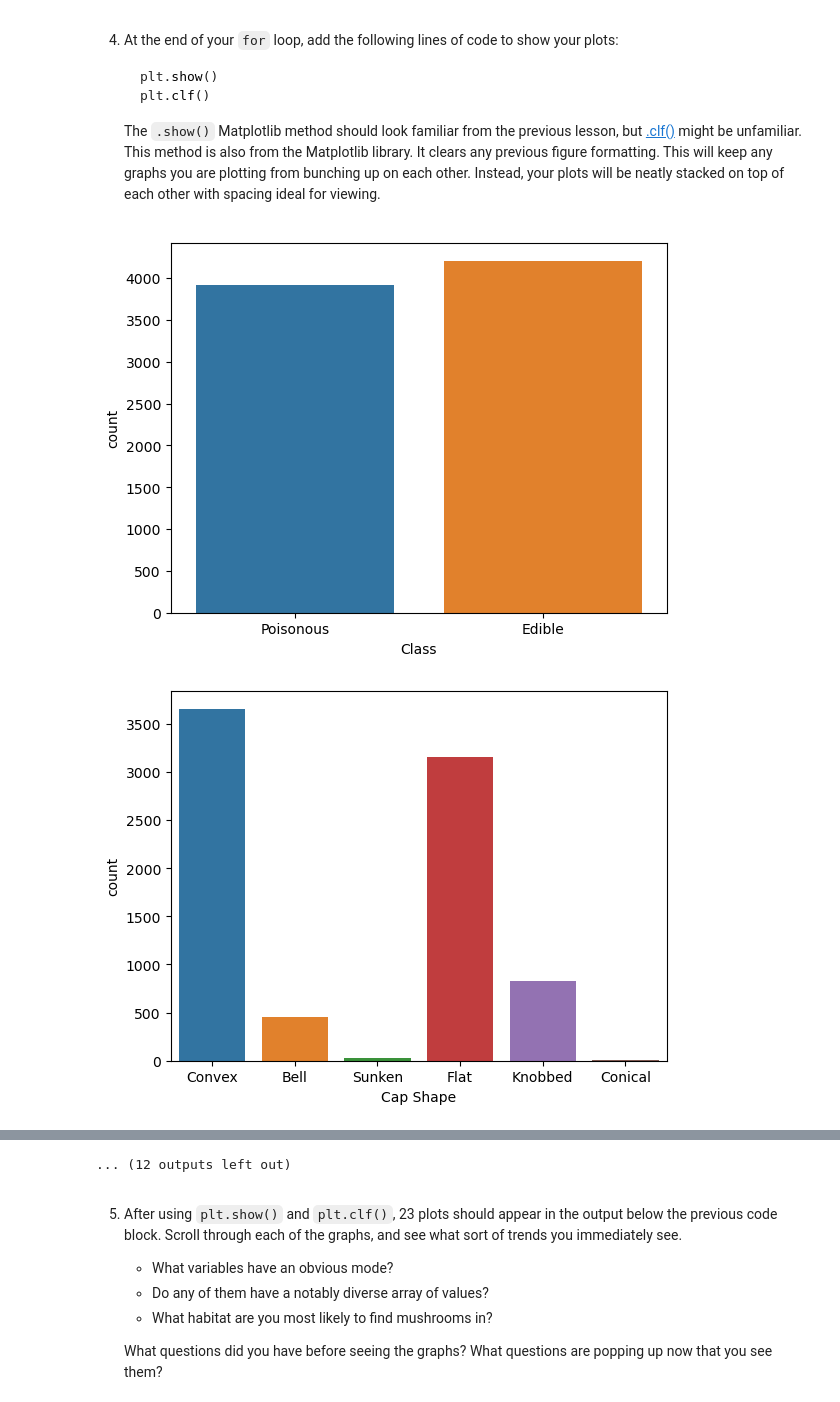
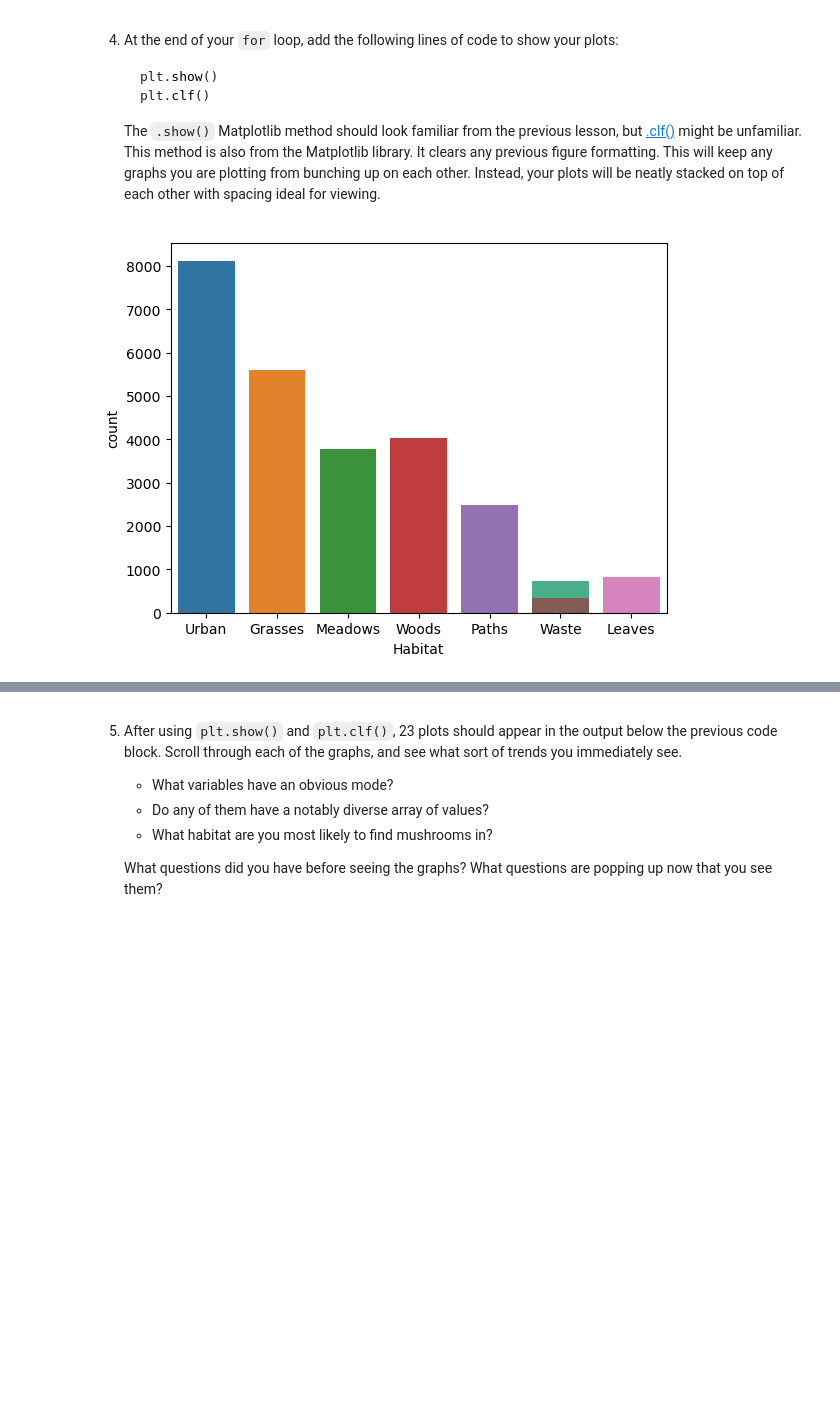
Before and after one commit to xre22zax/Self-Learn-Projects, a Jupyter notebook: Easy and useful/Mini project & practice/Exploring Mushrooms , itrate viz/Exploring Mushrooms.ipynb, the cells around one changed output, grey strips where cells are left out. Saved outputs shown, nothing was run; the diff lists cells and outputs as text; code cells hidden in the pictures; blank space fills up the shorter version.

```diff
--- a/Easy and useful/Mini project & practice/Exploring Mushrooms , itrate viz/Exploring Mushrooms.ipynb
+++ b/Easy and useful/Mini project & practice/Exploring Mushrooms , itrate viz/Exploring Mushrooms.ipynb
@@ -116,8 +116,5 @@ for i in columns:
 # %%
 for column in columns:
     sns.countplot(x=column, data=df)
-    plt.show()
-    plt.clf()
 # %% [output]
-[figure, old version]
+[figure, new version]
-[figure, removed]
@@ -134,4 +121,3 @@ for column in columns:
-... (12 outputs left out)
 # %% [markdown]
 5. After using `plt.show()` and `plt.clf()`, 23 plots should appear in the output below the previous code block. Scroll through each of the graphs, and see what sort of trends you immediately see.
    - What variables have an obvious mode?
```
Also changed, not shown: parts of 5 cells of this notebook, 6 other files.
